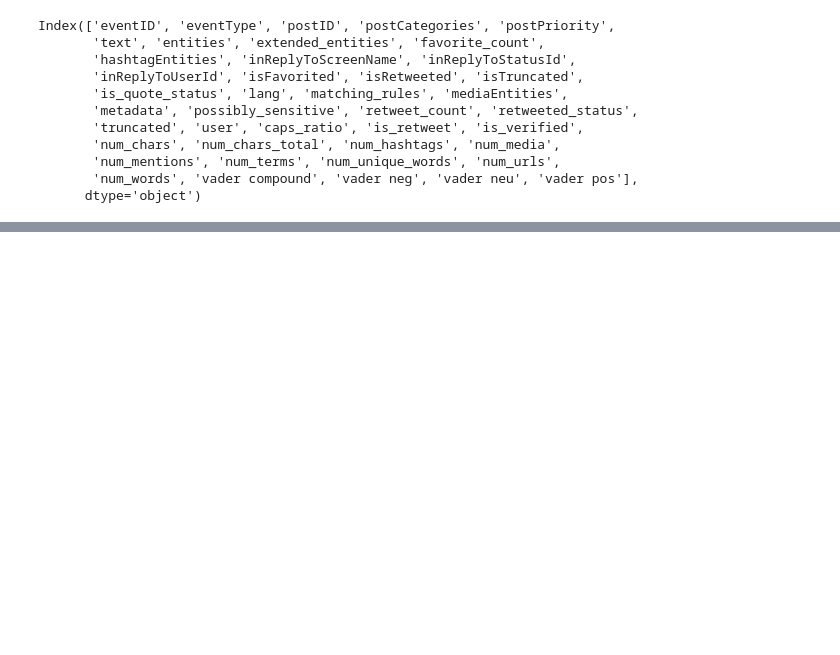
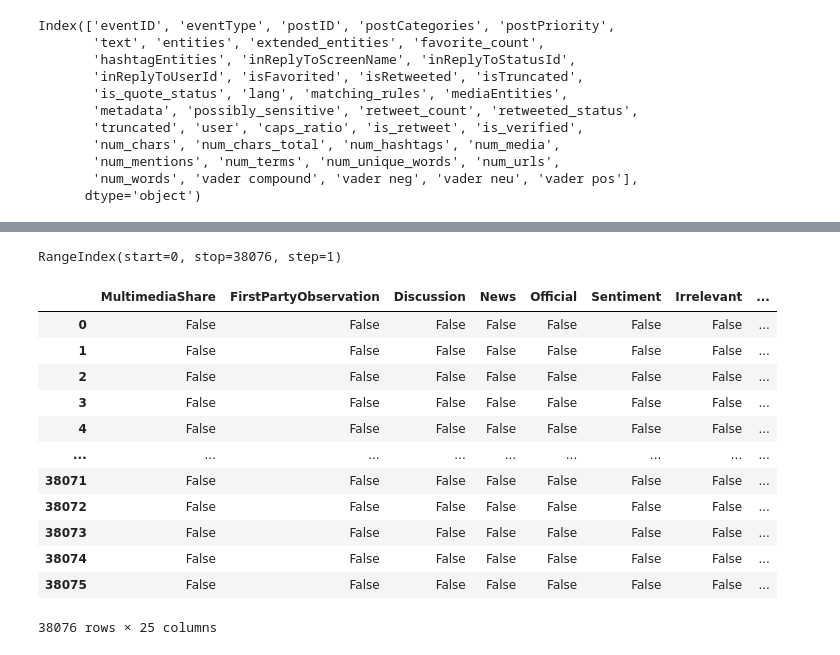
Before and after one commit to acpedersen/REU-2021, a Jupyter notebook: collect-tweets.ipynb, the cells around one changed output, grey strips where cells are left out. Saved outputs shown, nothing was run; the diff lists cells and outputs as text; code cells hidden in the pictures; blank space fills up the shorter version.

```diff
--- a/collect-tweets.ipynb
+++ b/collect-tweets.ipynb
@@ -544,7 +585,28 @@ featured_df[['regression_priority', 'postPriority']]
-# %%
-#Change categories to be multiple boolean columns
-categories = featured_df['postCategories'].explode().unique()
-cat_df = pd.DataFrame()
-for cat in categories:
-    cat_df['bool_' + cat] = featured_df['postCategories'].isin(cat)
-cat_df
+# %%
+featured_df.index
+# %% [output]
+RangeIndex(start=0, stop=38076, step=1)
+# %%
+cat_df = pd.DataFrame(index=range(0,38076))
+
+for cat in categories:
+
+    for item in featured_df['postCategories']:
+        if cat in item:
+            cat_df[cat] = False
+
+cat_df
+# %% [output]
+|  | MultimediaShare | FirstPartyObservation | Discussion | News | Official | Sentiment | Irrelevant | ... |
+| 0 | False | False | False | False | False | False | False | ... |
+| 1 | False | False | False | False | False | False | False | ... |
+| 2 | False | False | False | False | False | False | False | ... |
+| 3 | False | False | False | False | False | False | False | ... |
+| 4 | False | False | False | False | False | False | False | ... |
+| ... | ... | ... | ... | ... | ... | ... | ... | ... |
+| 38071 | False | False | False | False | False | False | False | ... |
+| 38072 | False | False | False | False | False | False | False | ... |
+| 38073 | False | False | False | False | False | False | False | ... |
+| 38074 | False | False | False | False | False | False | False | ... |
+| 38075 | False | False | False | False | False | False | False | ... |
+38076 rows × 25 columns
```
Also changed, not shown: parts of 5 cells of this notebook.
